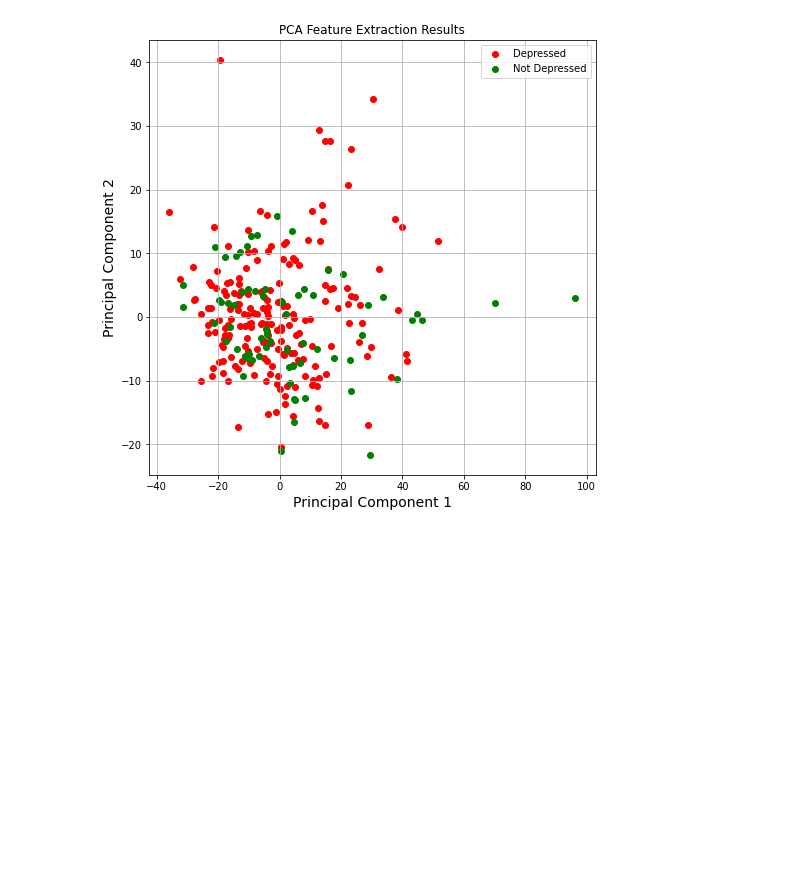
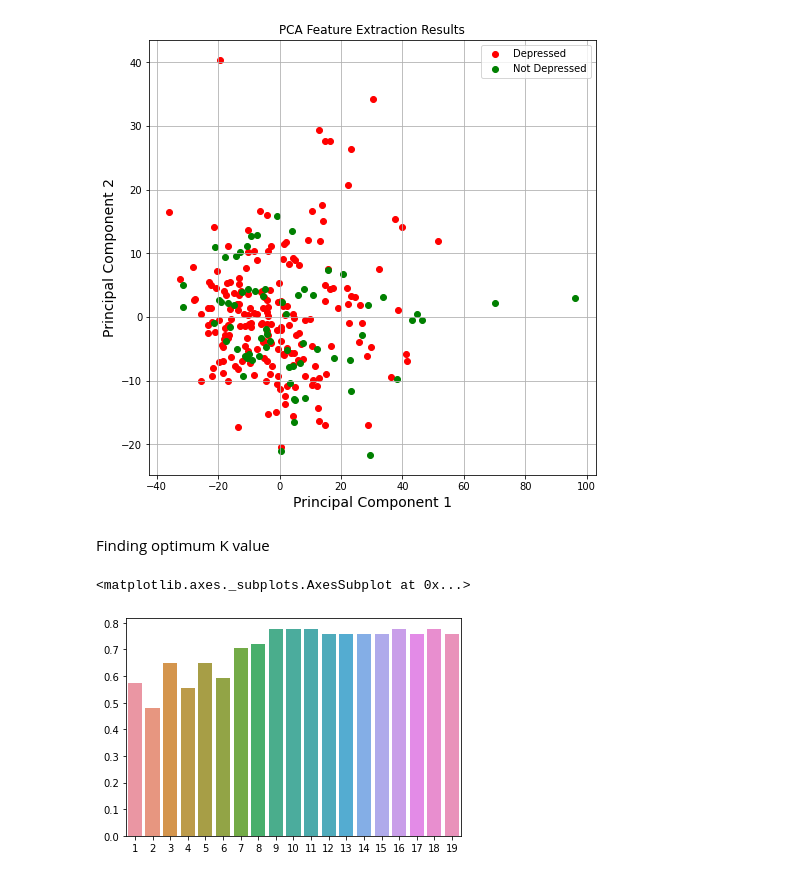
Before and after one commit to LCherop/EEG-based-Classification-of-Behavioural-Symptoms-of-Depression, a Jupyter notebook: Analysis_and_Classification_of_Behavioural_Symptoms_of_Depression_using_KNN.ipynb, the cells around one changed output. Saved outputs shown, nothing was run; the diff lists cells and outputs as text; code cells hidden in the pictures; blank space fills up the shorter version.

```diff
--- a/Analysis_and_Classification_of_Behavioural_Symptoms_of_Depression_using_KNN.ipynb
+++ b/Analysis_and_Classification_of_Behavioural_Symptoms_of_Depression_using_KNN.ipynb
@@ -227,0 +229,15 @@ X_train, X_test, y_train, y_test = train_test_split(X,y, test_size = 0.3)
+# %%
+#set aside 20% of train and test data for evaluation
+from sklearn.model_selection import train_test_split
+
+X_train, X_test, y_train, y_test = train_test_split(X,y, test_size = 0.2, shuffle = True, random_state=8)
+
+#set aside 25% for validation
+X_train, X_val, y_train, y_val = train_test_split(X_train,y_train, test_size = 0.25, shuffle = True,random_state=8)
+
+print("X_train shape: {}".format(X_train.shape))
+print("X_test shape: {}".format(X_test.shape))
+print("y_train shape: {}".format(y_train.shape))
+print("y_test shape: {}".format(y_test.shape))
+print("X_val shape: {}".format(y_train.shape))
+print("y val shape: {}".format(y_test.shape))
@@ -370,3 +427,19 @@ plt.legend(['Depressed','Not Depressed'])
 plt.grid()
 # %% [output]
 [figure]
+# %% [markdown]
+Finding optimum K value
+# %%
+k_values = list(range(1,20))
+accuracy_list = []
+for k in k_values:
+  knn_model = KNeighborsClassifier(n_neighbors = k)
+  knn_model.fit(X_train,y_train)
+  y_predy = knn_model.predict(X_test)
+  accuracy_list.append(metrics.accuracy_score(y_test,y_predy))
+
+# plotting k-value vs accuracy plot
+sb.barplot(k_values, accuracy_list)
+# %% [output]
+<matplotlib.axes._subplots.AxesSubplot at 0x...>
+[figure, added]
```
Also changed, not shown: parts of 23 cells of this notebook.
